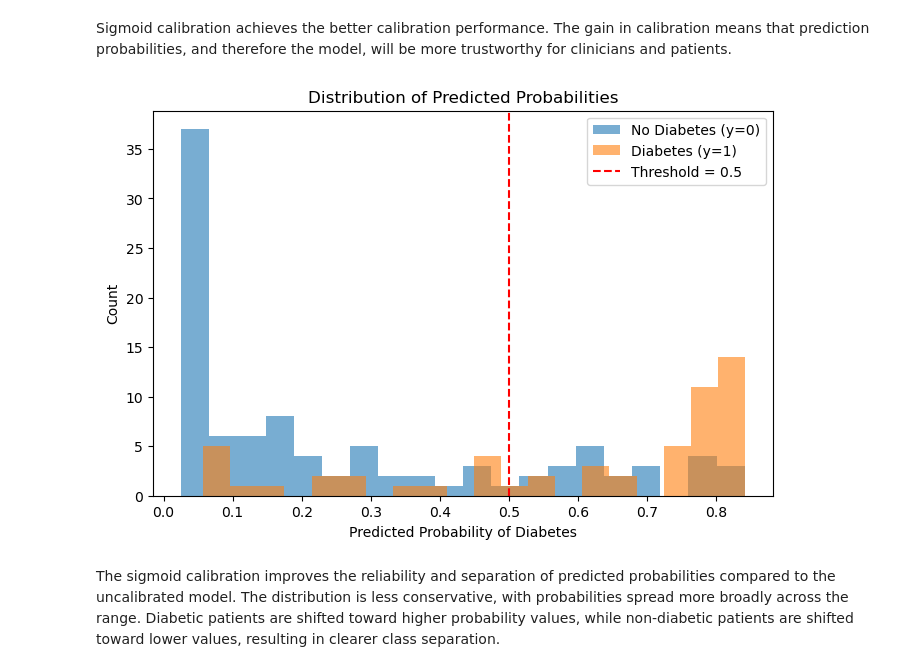
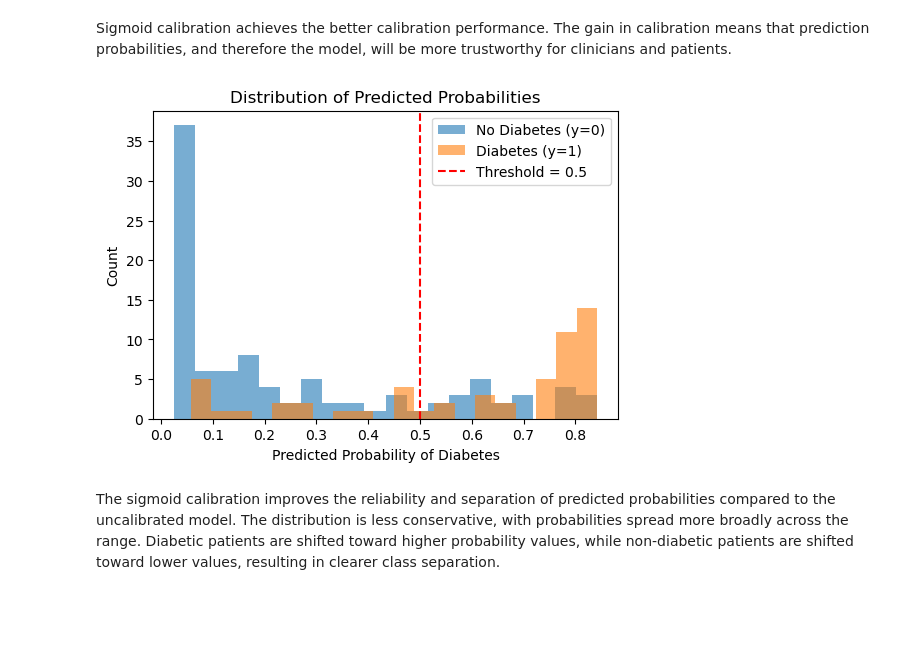
Before and after one commit to apl888/diabetes-prediction, a Jupyter notebook: notebooks/3_XGBoost_model.ipynb, the cells around one changed output. Drawn from its saved outputs; the diff is of its cells as text; code cells hidden in the pictures; blank space fills up the shorter version.

```diff
--- a/notebooks/3_XGBoost_model.ipynb
+++ b/notebooks/3_XGBoost_model.ipynb
@@ -744,24 +745,24 @@ Sigmoid calibration achieves the better calibration performance.  The gain in ca
 # %%
 # Get predicted probabilities for the test set
 y_pred_proba = cal_sigmoid_xgb.predict_proba(X_test_imp)[:, 1]  # probability of diabetes (class=1)
 
 # Separate probabilities by true class
 pos_probs = y_pred_proba[y_test == 1]  # patients with diabetes
 neg_probs = y_pred_proba[y_test == 0]  # patients without diabetes
 
 # Plot histograms
-plt.figure(figsize=(8,5))
+plt.figure(figsize=(6,4))
 plt.hist(neg_probs, bins=20, alpha=0.6, label='No Diabetes (y=0)')
 plt.hist(pos_probs, bins=20, alpha=0.6, label='Diabetes (y=1)')
 plt.axvline(0.5, color='red', linestyle='--', label='Threshold = 0.5')
 
 plt.xlabel('Predicted Probability of Diabetes')
 plt.ylabel('Count')
 plt.title('Distribution of Predicted Probabilities')
 plt.legend()
 plt.show()
 # %% [output]
-[figure, old version]
+[figure, new version]
 # %% [markdown]
 The sigmoid calibration improves the reliability and separation of predicted probabilities compared to the uncalibrated model. The distribution is less conservative, with probabilities spread more broadly across the range. Diabetic patients are shifted toward higher probability values, while non-diabetic patients are shifted toward lower values, resulting in clearer class separation.
 # %%
```
Also changed, not shown: parts of 17 cells of this notebook, 1 other file.
